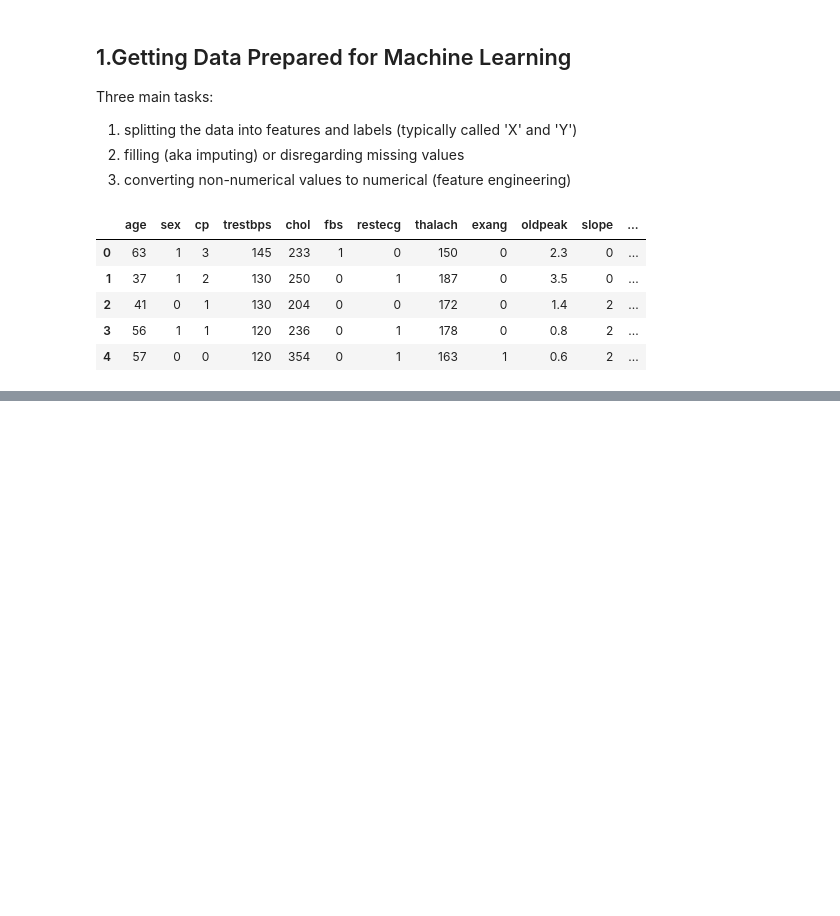
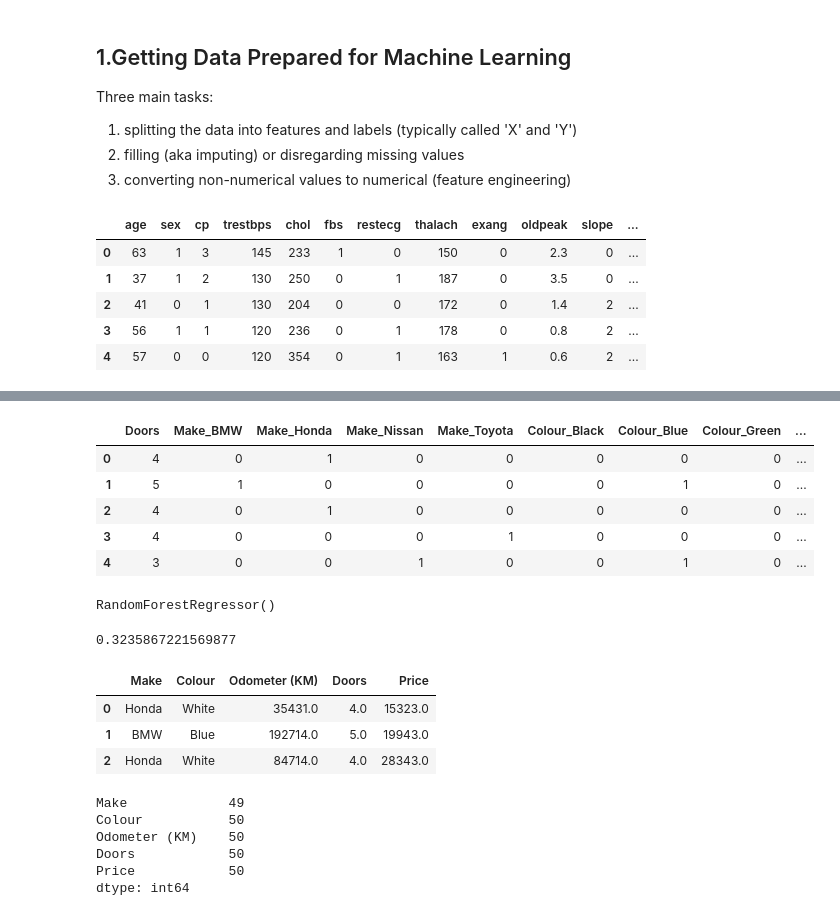
Before and after one commit to aburnley88/PythonDataScience, a Jupyter notebook: sampleProj1/SciKitLearn.ipynb, the cells around one changed output, grey strips where cells are left out. Drawn from its saved outputs; the diff is of its cells as text; code cells hidden in the pictures; blank space fills up the shorter version.

Commit message:
more scikit learn

```diff
--- a/sampleProj1/SciKitLearn.ipynb
+++ b/sampleProj1/SciKitLearn.ipynb
@@ -223,0 +301,34 @@ x_train, x_test, y_train, y_test = tts(X, Y, test_size =.20)
+# %%
+# same using pandas
+
+dummies = pd.get_dummies(car_sales[["Make", "Colour", "Doors"]])
+dummies.head()
+# %% [output]
+|  | Doors | Make_BMW | Make_Honda | Make_Nissan | Make_Toyota | Colour_Black | Colour_Blue | Colour_Green | ... |
+| 0 | 4 | 0 | 1 | 0 | 0 | 0 | 0 | 0 | ... |
+| 1 | 5 | 1 | 0 | 0 | 0 | 0 | 1 | 0 | ... |
+| 2 | 4 | 0 | 1 | 0 | 0 | 0 | 0 | 0 | ... |
+| 3 | 4 | 0 | 0 | 0 | 1 | 0 | 0 | 0 | ... |
+| 4 | 3 | 0 | 0 | 1 | 0 | 0 | 1 | 0 | ... |
+# %%
+# refit the model
+
+np.random.seed(42)
+X_train, X_test, Y_train, Y_test = tts(transformed_x, Y, test_size = .20)
+model.fit(X_train, Y_train)
+# %% [output]
+RandomForestRegressor()
+# %%
+model.score(X_test, Y_test)
+# %% [output]
+0.3235867221569877
+# %%
+## handle missing data (scikitlearn handles this)
+
+car_missing = pd.read_csv("data/car-sales-extended-missing-data.csv")
+car_missing.head(3)
+# %% [output]
+|  | Make | Colour | Odometer (KM) | Doors | Price |
+| 0 | Honda | White | 35431.0 | 4.0 | 15323.0 |
+| 1 | BMW | Blue | 192714.0 | 5.0 | 19943.0 |
+| 2 | Honda | White | 84714.0 | 4.0 | 28343.0 |
@@ -223,0 +337,9 @@ x_train, x_test, y_train, y_test = tts(X, Y, test_size =.20)
+# %%
+car_missing.isna().sum()
+# %% [output]
+Make             49
+Colour           50
+Odometer (KM)    50
+Doors            50
+Price            50
+dtype: int64
```
Also changed, not shown: parts of 51 cells of this notebook.
